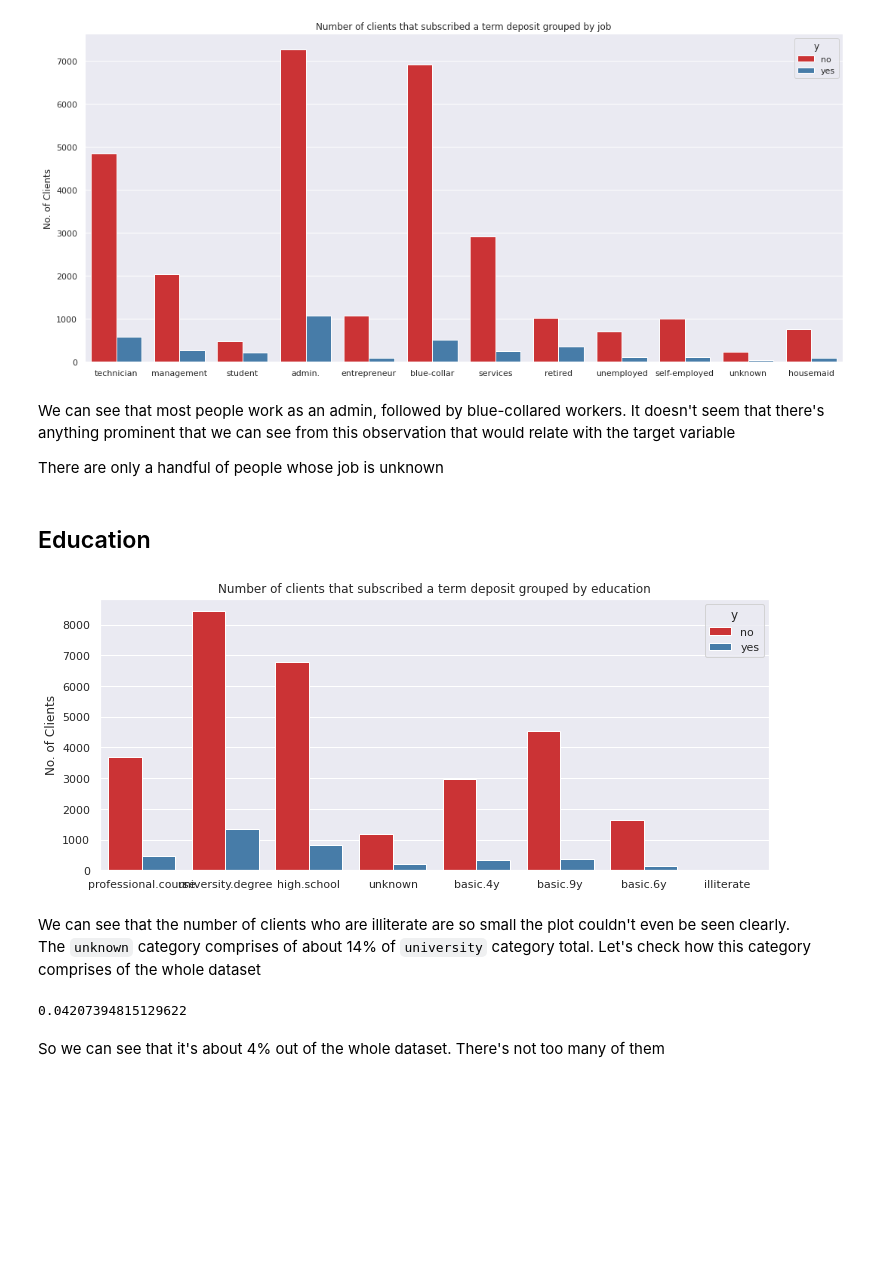
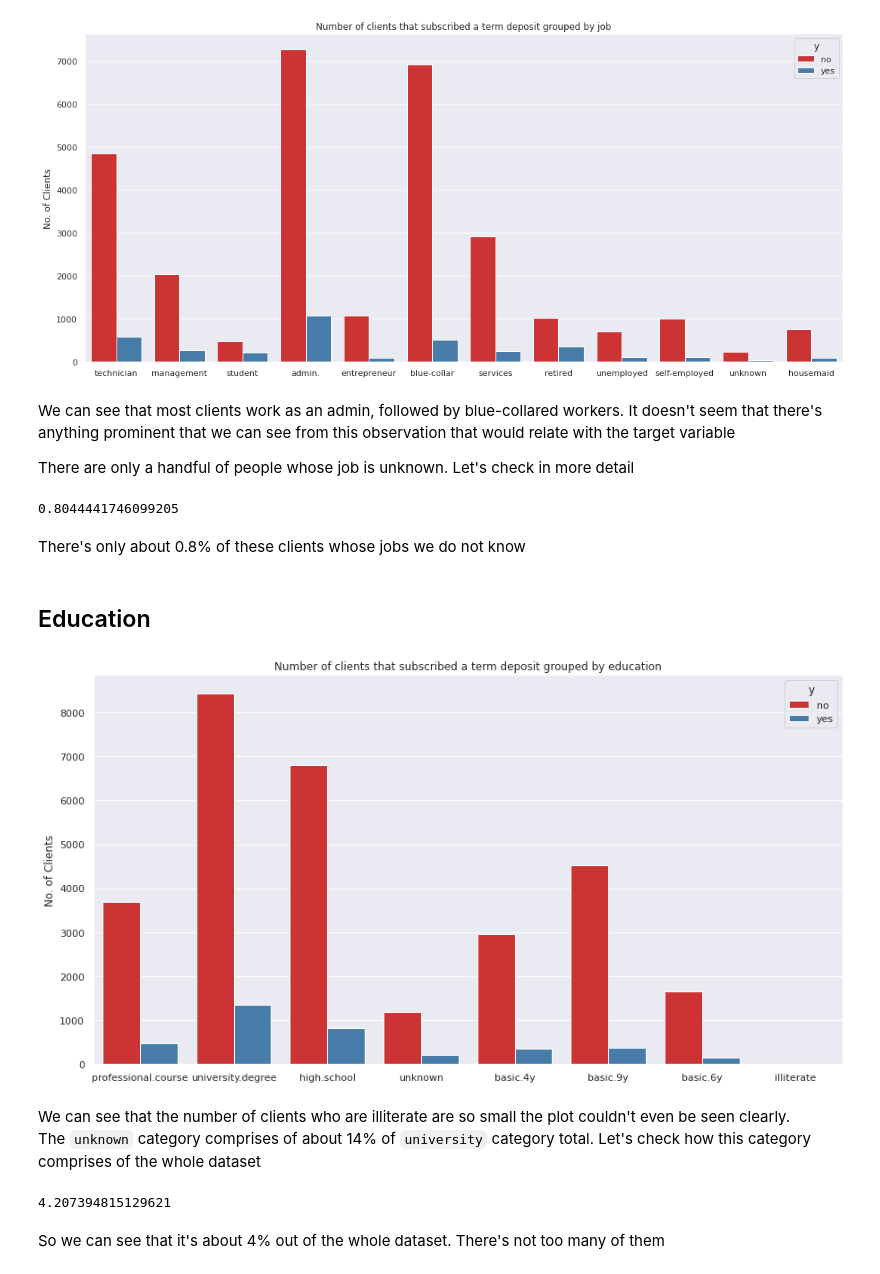
Before and after one commit to NikkiSatmaka/dendenmushi-campaign, a Jupyter notebook: h8dsft_Milestone2P1_nikki_satmaka.ipynb, the cells around one changed output. Drawn from its saved outputs; the diff is of its cells as text; code cells hidden in the pictures; blank space fills up the shorter version.

```diff
--- a/h8dsft_Milestone2P1_nikki_satmaka.ipynb
+++ b/h8dsft_Milestone2P1_nikki_satmaka.ipynb
@@ -540,30 +488,37 @@ plt.show()
 # %% [output]
 [figure]
 # %% [markdown]
-We can see that most people work as an admin, followed by blue-collared workers. It doesn't seem that there's anything prominent that we can see from this observation that would relate with the target variable
+We can see that most clients work as an admin, followed by blue-collared workers. It doesn't seem that there's anything prominent that we can see from this observation that would relate with the target variable
 
-There are only a handful of people whose job is unknown
+There are only a handful of people whose job is unknown. Let's check in more detail
+# %%
+# check the percentage of clients that have `unknown` as education level
+df_train['job'].value_counts()['unknown'] / df_train.shape[0] * 100
+# %% [output]
+0.8044441746099205
+# %% [markdown]
+There's only about 0.8% of these clients whose jobs we do not know
 # %% [markdown]
 ## Education
 # %%
 # plot number of clients that subcribed a term deposit grouped by education
-plt.figure(figsize=(12,5))
+plt.figure(figsize=(15,8))
 sns.countplot(data=df_train, x='education', hue='y')
 plt.title('Number of clients that subscribed a term deposit grouped by education')
 plt.xlabel(None)
 plt.ylabel("No. of Clients")
 
 plt.show()
 # %% [output]
-[figure, old version]
+[figure, new version]
 # %% [markdown]
 We can see that the number of clients who are illiterate are so small the plot couldn't even be seen clearly.\
 The `unknown` category comprises of about 14% of `university` category total. Let's check how this category comprises of the whole dataset
 # %%
 # check the percentage of clients that have `unknown` as education level
-df_train['education'].value_counts()['unknown'] / df_train.shape[0]
+df_train['education'].value_counts()['unknown'] / df_train.shape[0] * 100
 # %% [output]
-0.04207394815129622
+4.207394815129621
 # %% [markdown]
 So we can see that it's about 4% out of the whole dataset. There's not too many of them
 # %% [markdown]
```
Also changed, not shown: parts of 53 cells of this notebook, 5 other files.
